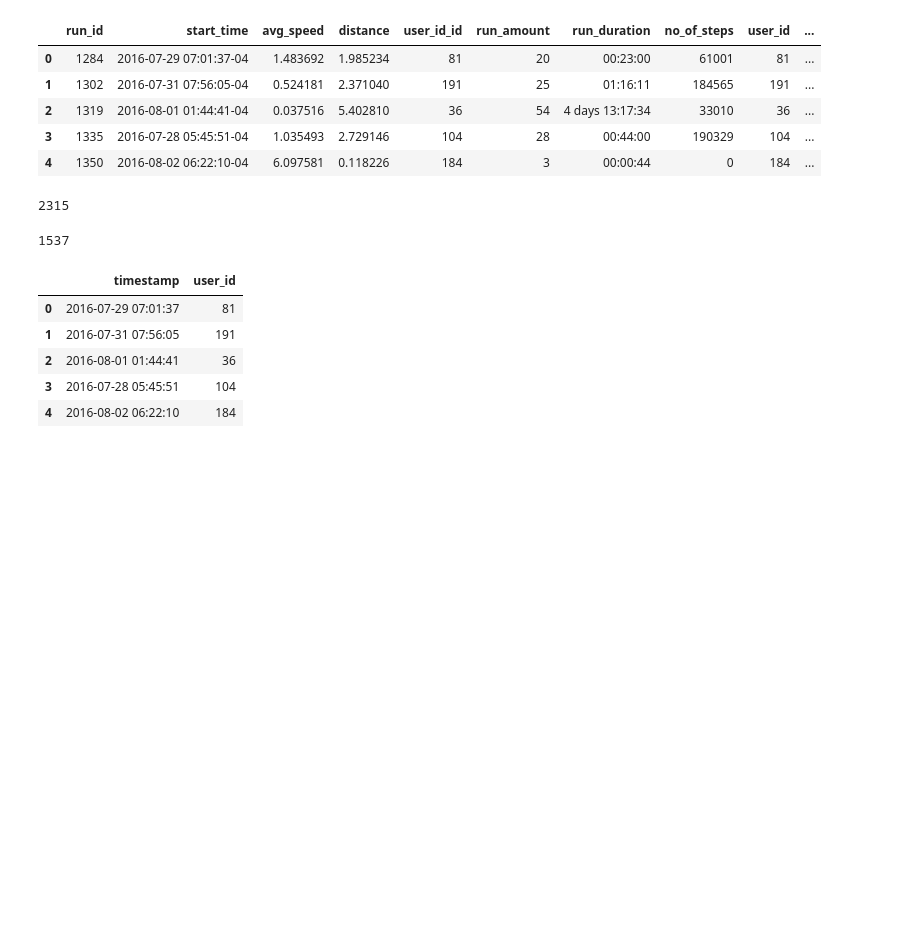
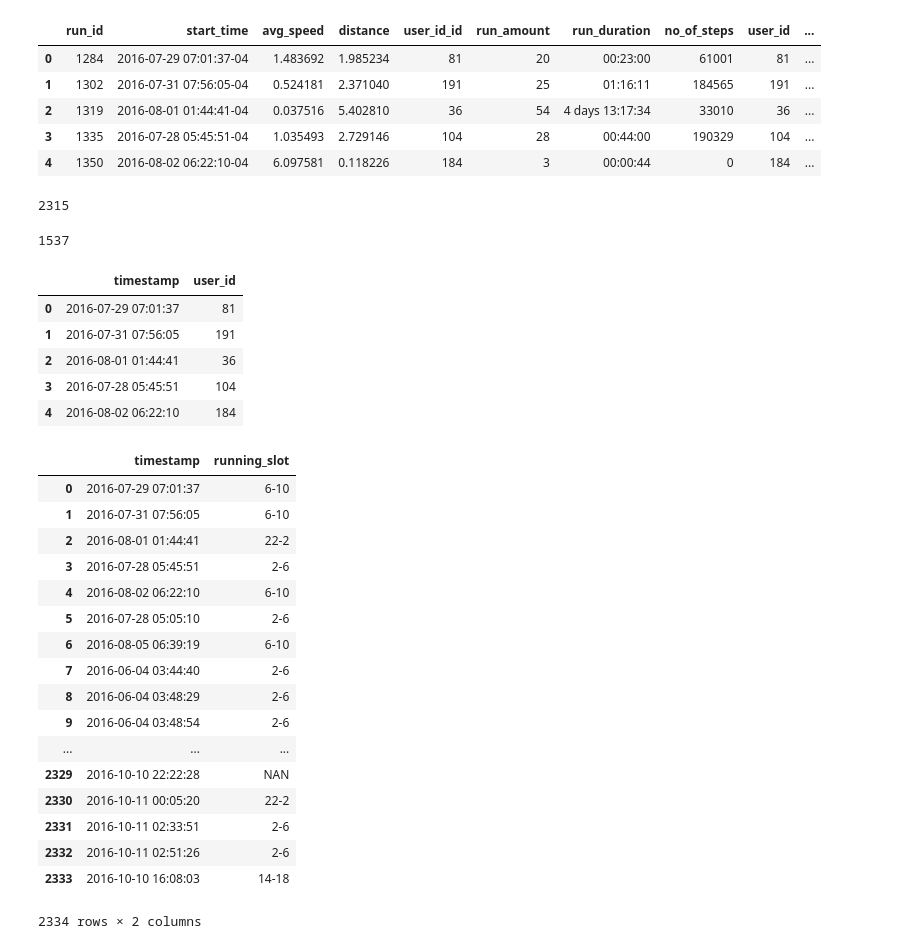
Before and after one commit to MittalShruti/Dashboard, a Jupyter notebook: Dashboard.ipynb, the cells around one changed output. Drawn from its saved outputs; the diff is of its cells as text; code cells hidden in the pictures; blank space fills up the shorter version.

```diff
--- a/Dashboard.ipynb
+++ b/Dashboard.ipynb
@@ -205,3 +257,60 @@ dt["time_of_run"]=dt["start_time"].apply(lambda date: date.split(' ')[1].split('
 dt["timestamp"] = dt["date_of_run"]+' '+dt["time_of_run"]
 for i in xrange(0,len(dt["user_id"])):
     dt["user_id"][i]
+# %%
+def get_running_slot(hours):
+    if 10>hours>=6 :
+        return '6-10'
+    elif 14>hours>=10:
+        return '10-14'
+    elif 18>hours>=14:
+        return '14-18'
+    elif 22>hours>=18:
+        return '18-22'
+    elif hours>22 or hours<2:
+        return '22-2'
+    elif 6>hours>=2:
+        return '2-6'
+    else:
+        return 'NAN'
+
+data_path = './input/'
+import pandas as pd
+dt = pd.read_csv(data_path + 'sample_runs_11102016.csv')
+dt["date_of_run"]=dt["start_time"].apply(lambda date: date.split(' ')[0])
+dt["time_of_run"]=dt["start_time"].apply(lambda date: date.split(' ')[1].split('-')[0])
+dt["timestamp"] = dt["date_of_run"]+' '+dt["time_of_run"]
+dt["date_of_joining"] = dt["date_joined"].apply(lambda date: date.split(' ')[0]) +' '+ dt["date_joined"].apply(lambda date: date.split(' ')[1].split('-')[0].split('.')[0])
+
+dt["hr"]=dt["time_of_run"].apply(lambda d: d.split(':')[0]).astype(int)
+dt["running_slot"] = dt["hr"].apply(lambda hours: get_running_slot(hours))
+    #df['age_segment'] = df['age'].apply(lambda age: get_age_segment(age))
+
+    #dt["date_of_joining"] = dt["date_joined"].apply(lambda date: date.split(' ')[0])
+dt['runners'] = dt.groupby('date_of_run')['date_of_run'].transform('count')
+df = dt.groupby(['date_of_run']).apply(lambda s:len(s['user_id'].unique()))
+f = pd.DataFrame({'date_of_run':df.index, 'uniq_runners':df.values})
+dt = dt.merge(f, how='left', on='date_of_run')
+dt["userid"] = dt["user_id"]
+cols_to_keep = ['timestamp','running_slot']
+dt[cols_to_keep]
+dt[]
+# %% [output]
+|  | timestamp | running_slot |
+| 0 | 2016-07-29 07:01:37 | 6-10 |
+| 1 | 2016-07-31 07:56:05 | 6-10 |
+| 2 | 2016-08-01 01:44:41 | 22-2 |
+| 3 | 2016-07-28 05:45:51 | 2-6 |
+| 4 | 2016-08-02 06:22:10 | 6-10 |
+| 5 | 2016-07-28 05:05:10 | 2-6 |
+| 6 | 2016-08-05 06:39:19 | 6-10 |
+| 7 | 2016-06-04 03:44:40 | 2-6 |
+| 8 | 2016-06-04 03:48:29 | 2-6 |
+| 9 | 2016-06-04 03:48:54 | 2-6 |
+| ... | ... | ... |
+| 2329 | 2016-10-10 22:22:28 | NAN |
+| 2330 | 2016-10-11 00:05:20 | 22-2 |
+| 2331 | 2016-10-11 02:33:51 | 2-6 |
+| 2332 | 2016-10-11 02:51:26 | 2-6 |
+| 2333 | 2016-10-10 16:08:03 | 14-18 |
+2334 rows × 2 columns
```
Also changed, not shown: parts of 3 cells of this notebook, 9 other files.
